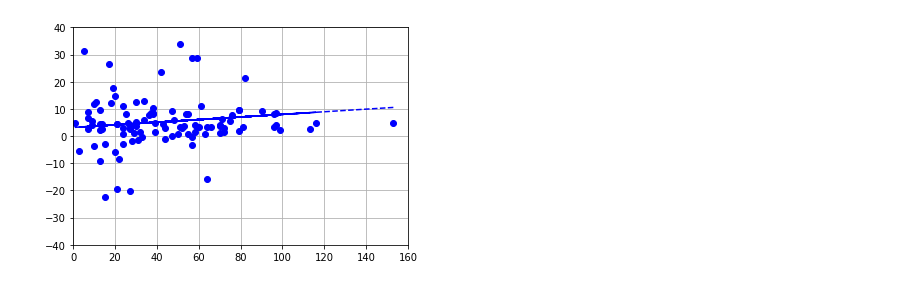
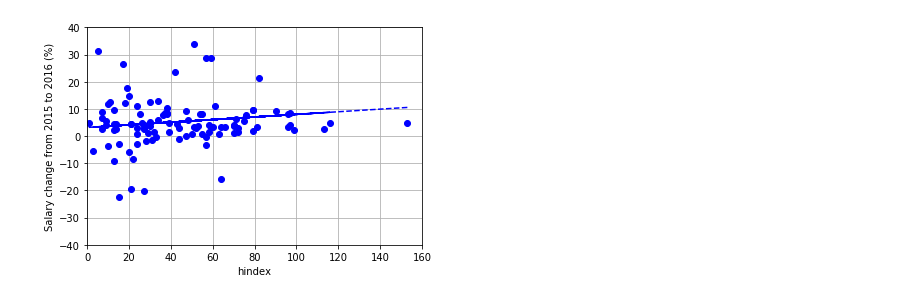
Before and after one commit to hpfigueroa/PIProject, a Jupyter notebook: PIProject.ipynb, the cells around one changed output. Saved outputs shown, nothing was run; the diff lists cells and outputs as text; code cells hidden in the pictures.

```diff
--- a/PIProject.ipynb
+++ b/PIProject.ipynb
@@ -32,8 +35,10 @@ plt.show()
 # %%
 plotdf['Increase'] = 100*(plotdf['2016'][x2015]-plotdf['2015'][x2015])/plotdf['2015'][x2015]
 plot_withline(plotdf['hindex'][x2015],1000*plotdf['Increase'][x2015],'b')
 plt.ylim(-40, 40)
+plt.xlabel('hindex')
+plt.ylabel('Salary change from 2015 to 2016 (%)')
 plt.grid()
 plt.show()
 # %% [output]
-[figure, old version]
+[figure, new version]
```
Also changed, not shown: parts of 4 cells of this notebook.
